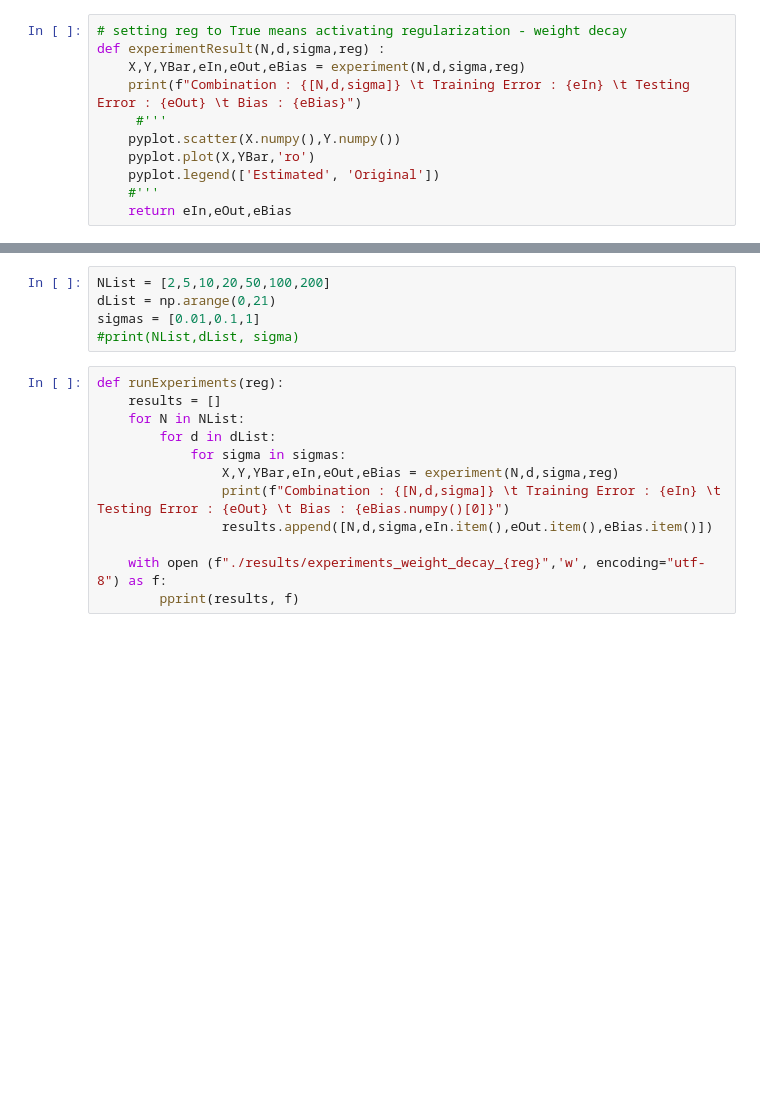
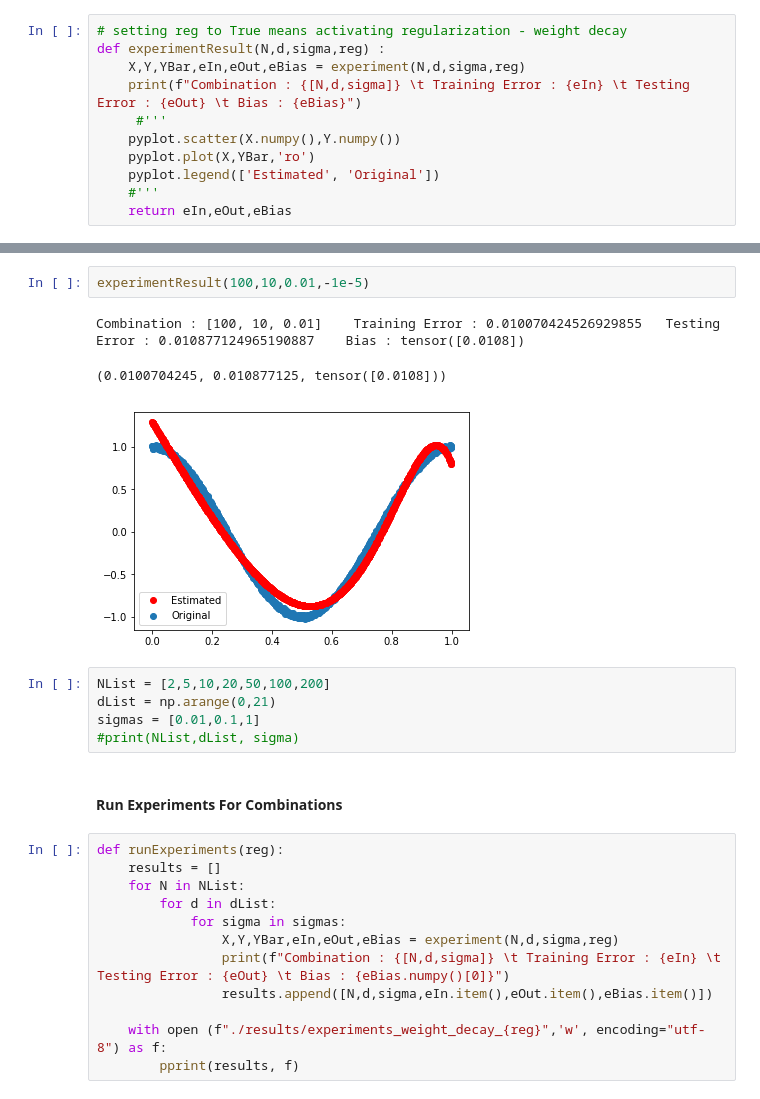
Before and after one commit to ogbuaguno/deep-learning, a Jupyter notebook: Assignment1/Assignment1.ipynb, the cells around one changed output, grey strips where cells are left out. Cells and saved outputs as stored; diff of their text form; blank space fills up the shorter version.

```diff
--- a/Assignment1/Assignment1.ipynb
+++ b/Assignment1/Assignment1.ipynb
@@ -167,9 +185,17 @@ Combination : [100, 10, 0.01]    Training Error : 0.009532730095088482   Testing
 [figure]
+# %%
+experimentResult(100,10,0.01,-1e-5)
+# %% [output]
+Combination : [100, 10, 0.01]    Training Error : 0.010070424526929855   Testing Error : 0.010877124965190887    Bias : tensor([0.0108])
+(0.0100704245, 0.010877125, tensor([0.0108]))
+[figure, added]
 # %%
 NList = [2,5,10,20,50,100,200]
 dList = np.arange(0,21)
 sigmas = [0.01,0.1,1]
 #print(NList,dList, sigma)
+# %% [markdown]
+#### Run Experiments For Combinations
 # %%
 def runExperiments(reg):
     results = []
```
Also changed, not shown: parts of 18 cells of this notebook.
